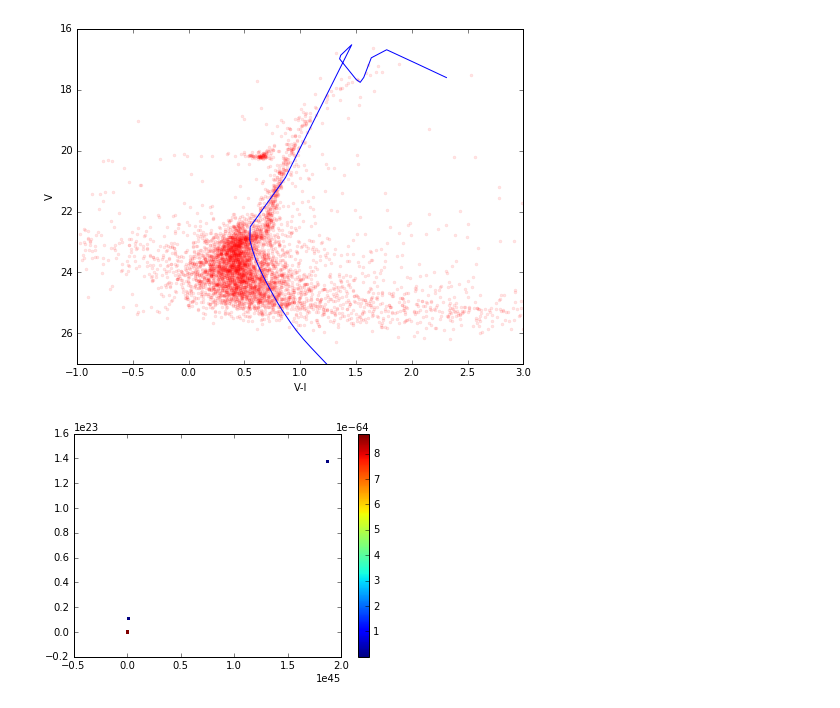
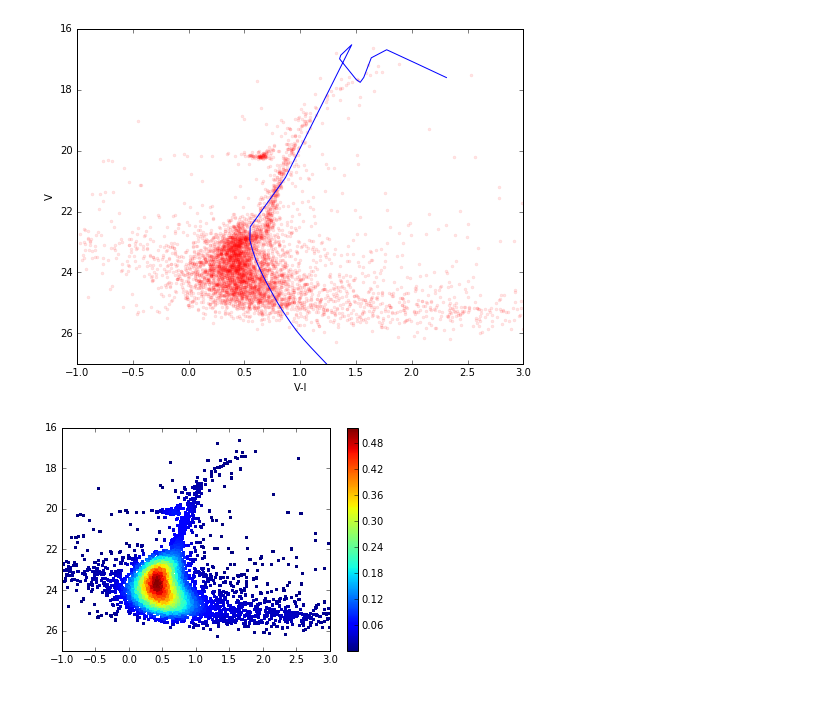
Before and after one commit to facanales/AST0421, a Jupyter notebook: Tarea 1.2.ipynb, the cells around one changed output. Cells and saved outputs as stored; diff of their text form; code cells hidden in the pictures.

```diff
--- a/Tarea 1.2.ipynb
+++ b/Tarea 1.2.ipynb
@@ -121,13 +121,25 @@ plt.show()
 # %%
 from scipy.stats import gaussian_kde
 import numpy as np
 
-VI = np.vstack([ejex,ejey])
+
+
+ejes = list(zip(ejex, ejey))
+ejes = list(filter(lambda x: x[0] > -1 and x[0] < 3 and x[1] >16 and x[1]<27, ejes))
+ejex, ejey = zip(*ejes)
+
+VI = np.vstack([ejex, ejey])
 z = gaussian_kde(VI)(VI)
 
 fig, ax = plt.subplots()
 graf = ax.scatter(ejex, ejey, c=z, s=10, marker='s', edgecolor='')
 fig.colorbar(graf)
+plt.xlim(-1,3)
+plt.ylim(16,27)
+plt.gca().invert_yaxis()
+axis.set_xlabel('V-I')
+axis.set_ylabel('V')
+
 plt.show()
 # %% [output]
-[figure, old version]
+[figure, new version]
```
